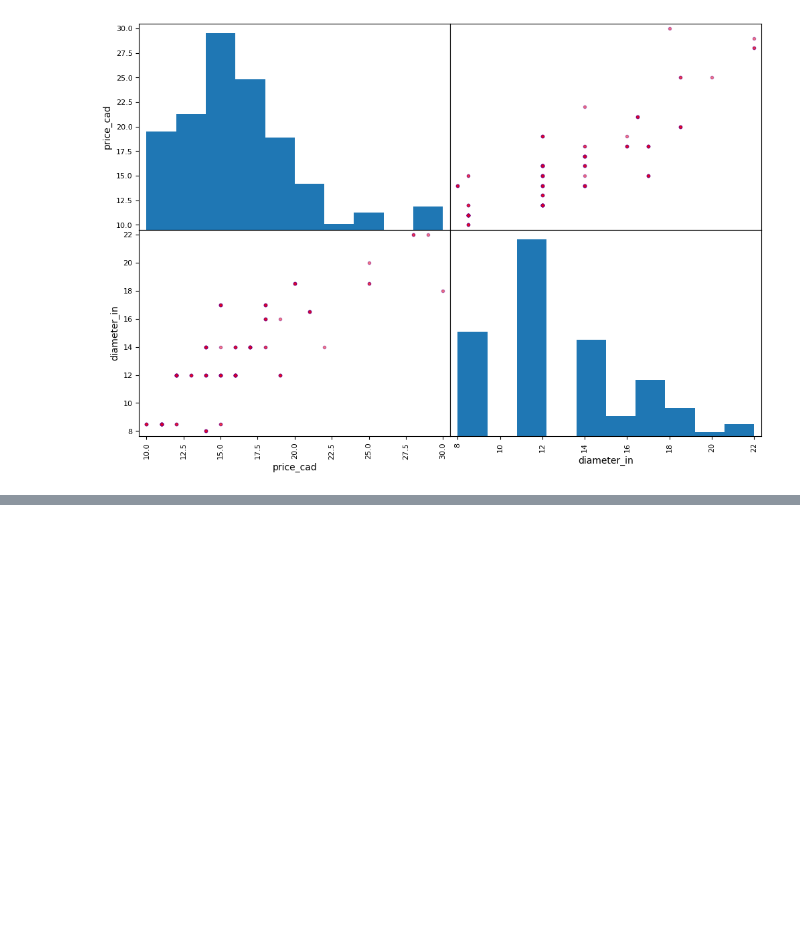
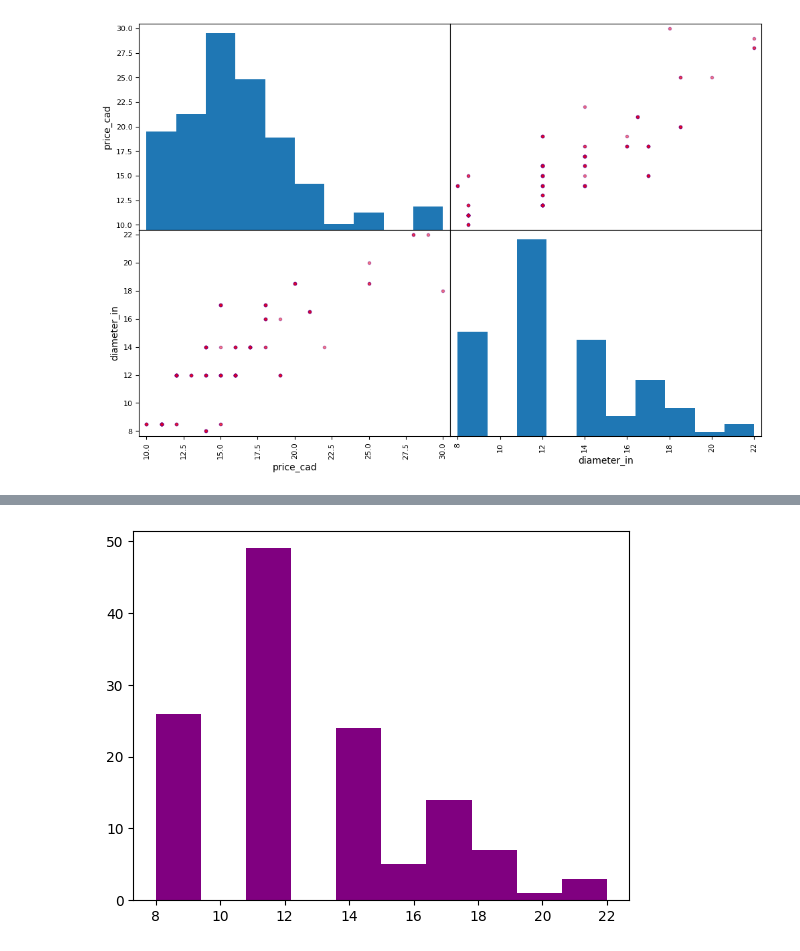
Before and after one commit to 550tealeaves/DATA71200_sum2024_550, a Jupyter notebook: Project_1_supervised_learning.ipynb, the cells around one changed output, grey strips where cells are left out. Saved outputs shown, nothing was run; the diff lists cells and outputs as text; code cells hidden in the pictures; blank space fills up the shorter version.

```diff
--- a/Project_1_supervised_learning.ipynb
+++ b/Project_1_supervised_learning.ipynb
@@ -110,0 +176,6 @@ corr_matrix['price_cad'].sort_values(ascending=False)
+# %%
+#Create histogram of diameter with 10 bins
+plt.hist(pizza['diameter_in'].values.reshape(-1, 1), bins=10, color='purple')
+plt.show()
+# %% [output]
+[figure, added]
```
Also changed, not shown: parts of 12 cells of this notebook.
